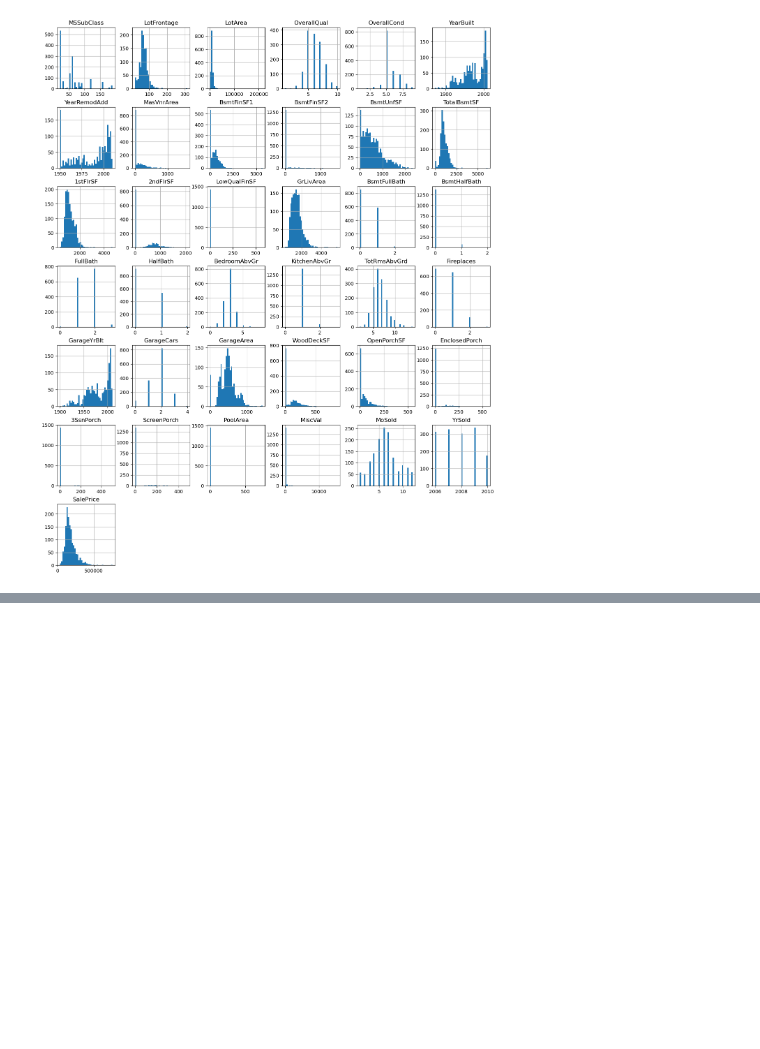
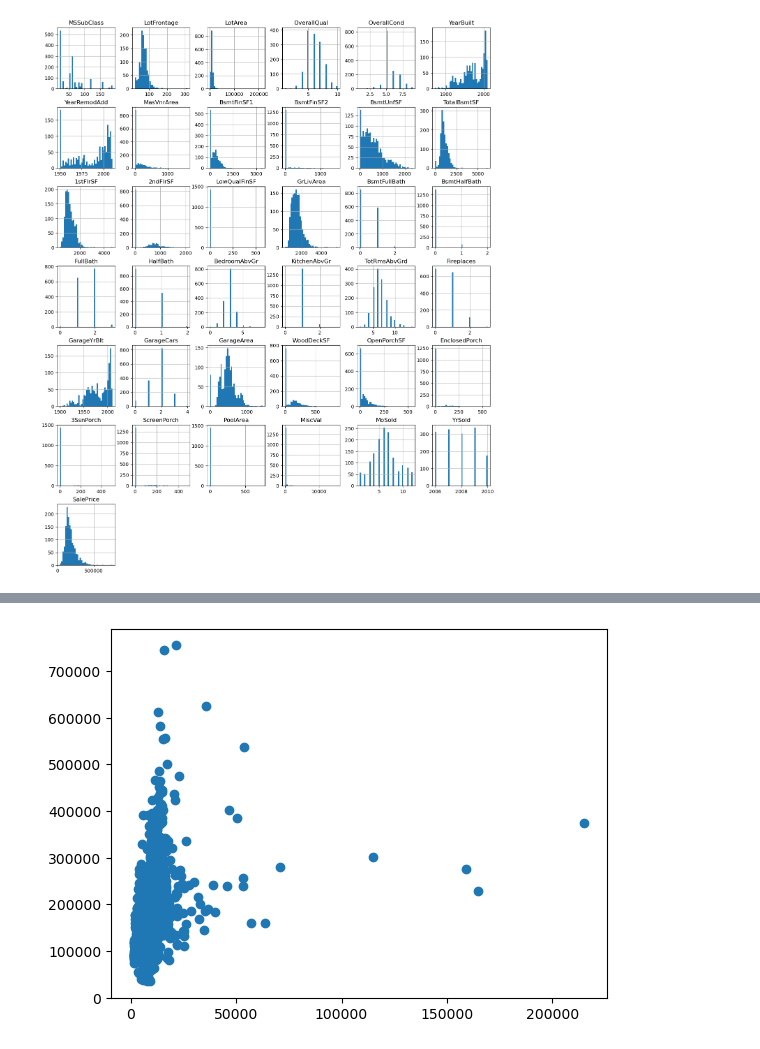
Before and after one commit to mstoychev/Data-Science-Projects, a Jupyter notebook: 2. House Prices/house_prices.ipynb, the cells around one changed output, grey strips where cells are left out. Saved outputs shown, nothing was run; the diff lists cells and outputs as text; code cells hidden in the pictures; blank space fills up the shorter version.

```diff
--- a/2. House Prices/house_prices.ipynb
+++ b/2. House Prices/house_prices.ipynb
@@ -129,0 +152,6 @@ plt.show()
+# %%
+# LotArea → Lot size in square feet
+plt.scatter(x="LotArea", y="SalePrice", data=train_data)
+plt.show()
+# %% [output]
+[figure, added]
```
Also changed, not shown: parts of 65 cells of this notebook.
